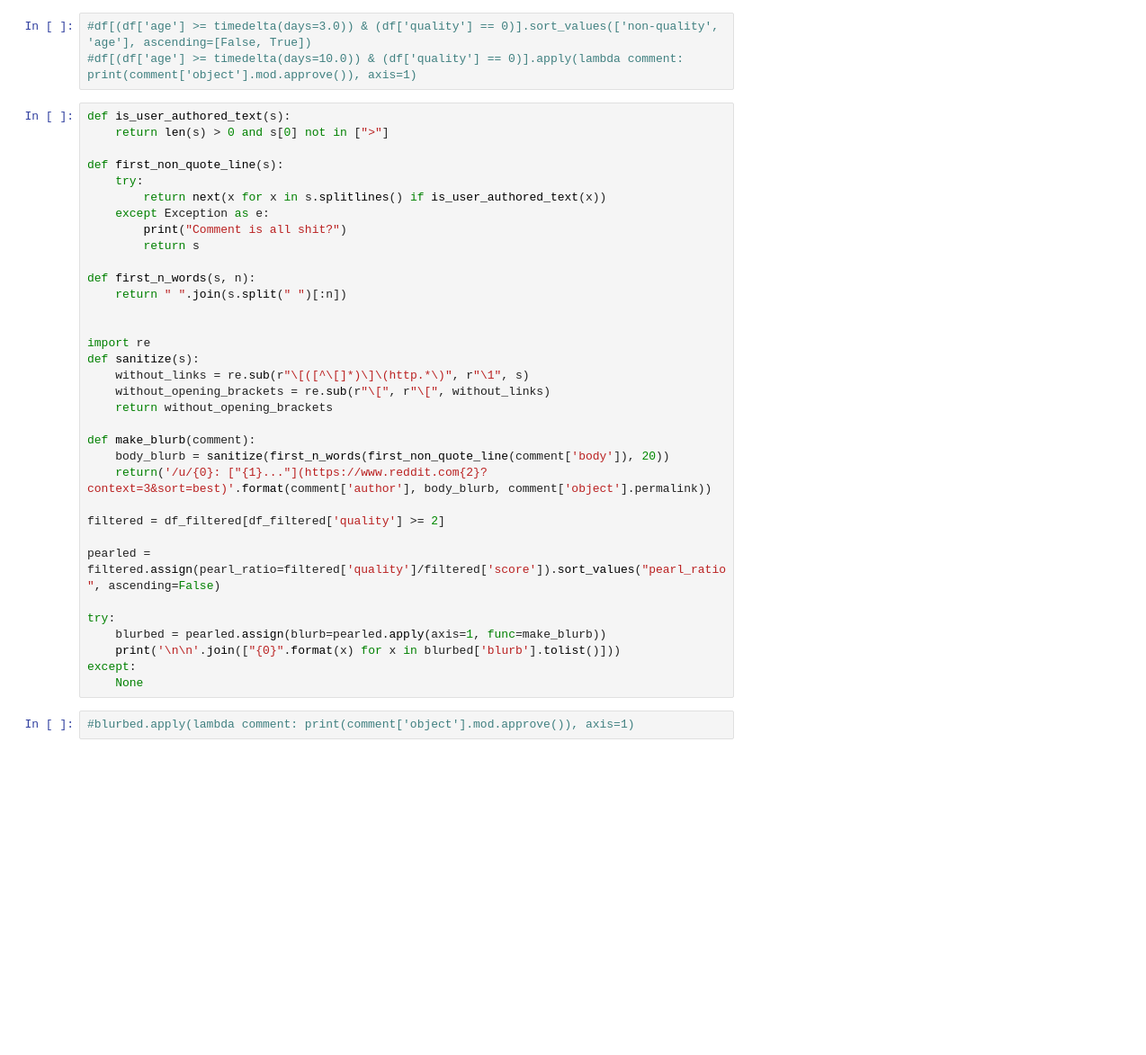
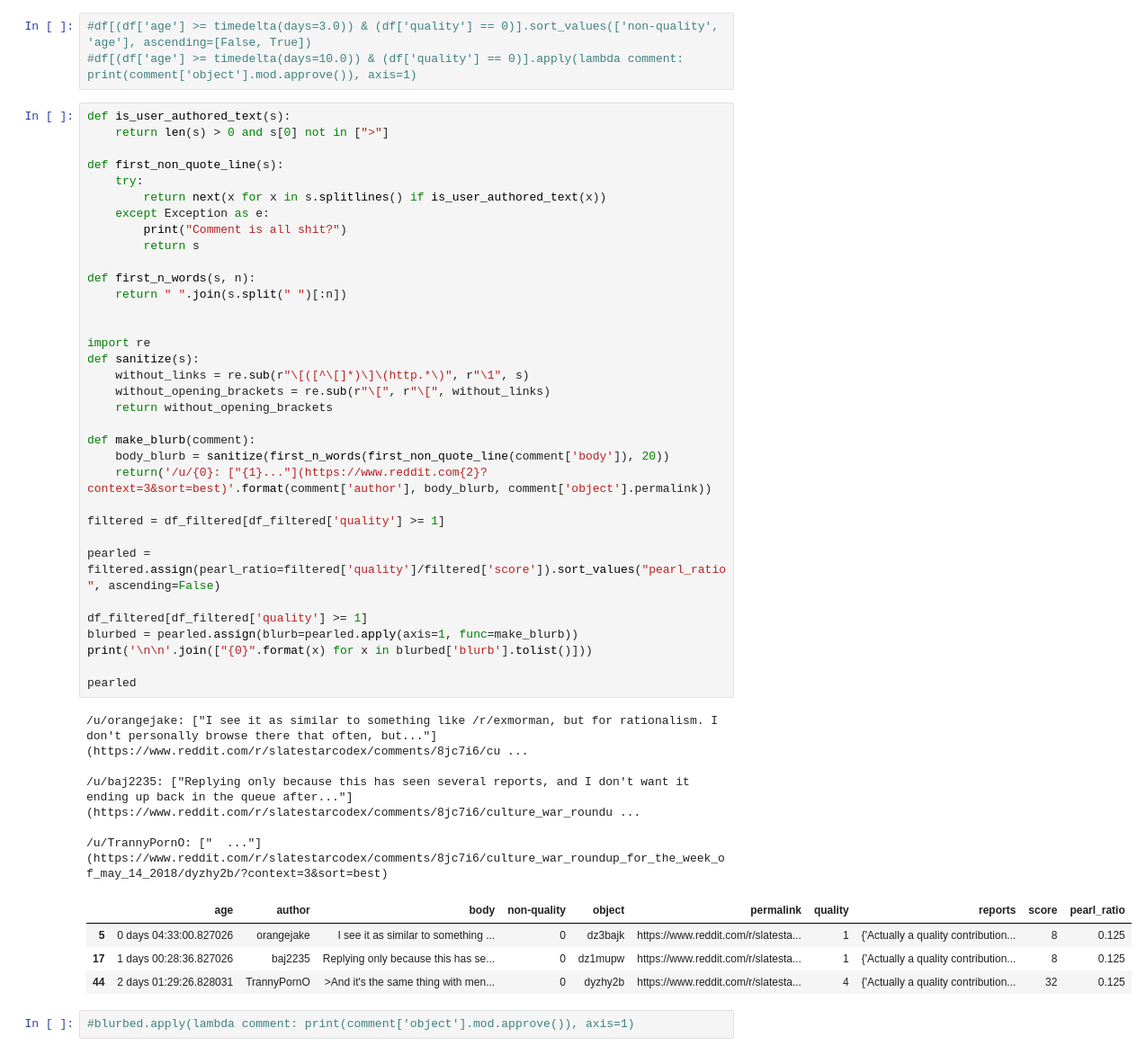
Before and after one commit to carlpaten/RedditModTools, a Jupyter notebook: quality_reports.ipynb, the cells around one changed output. Shown at 90% size. Saved outputs shown, nothing was run; the diff lists cells and outputs as text; blank space fills up the shorter version.

```diff
--- a/quality_reports.ipynb
+++ b/quality_reports.ipynb
@@ -72,37 +144,47 @@ df[df['non-quality'] >= 2.0 ].sort_values(['author', 'non-quality'], ascending=[
 # %%
 def is_user_authored_text(s):
     return len(s) > 0 and s[0] not in [">"]
 
 def first_non_quote_line(s):
     try:
         return next(x for x in s.splitlines() if is_user_authored_text(x))
     except Exception as e:
         print("Comment is all shit?")
         return s
 
 def first_n_words(s, n):
     return " ".join(s.split(" ")[:n])
 
 
 import re
 def sanitize(s):
     without_links = re.sub(r"\[([^\[]*)\]\(http.*\)", r"\1", s)
     without_opening_brackets = re.sub(r"\[", r"\[", without_links)
     return without_opening_brackets
 
 def make_blurb(comment):
     body_blurb = sanitize(first_n_words(first_non_quote_line(comment['body']), 20))
     return('/u/{0}: ["{1}..."](https://www.reddit.com{2}?context=3&sort=best)'.format(comment['author'], body_blurb, comment['object'].permalink))
 
-filtered = df_filtered[df_filtered['quality'] >= 2]
+filtered = df_filtered[df_filtered['quality'] >= 1]
 
 pearled = filtered.assign(pearl_ratio=filtered['quality']/filtered['score']).sort_values("pearl_ratio", ascending=False)
 
-try:
-    blurbed = pearled.assign(blurb=pearled.apply(axis=1, func=make_blurb))
-    print('\n\n'.join(["{0}".format(x) for x in blurbed['blurb'].tolist()]))
-except:
-    None
+df_filtered[df_filtered['quality'] >= 1]
+blurbed = pearled.assign(blurb=pearled.apply(axis=1, func=make_blurb))
+print('\n\n'.join(["{0}".format(x) for x in blurbed['blurb'].tolist()]))
+
+pearled
+# %% [output]
+/u/orangejake: ["I see it as similar to something like /r/exmorman, but for rationalism. I don't personally browse there that often, but..."](https://www.reddit.com/r/slatestarcodex/comments/8jc7i6/cu ...
+
+/u/baj2235: ["Replying only because this has seen several reports, and I don't want it ending up back in the queue after..."](https://www.reddit.com/r/slatestarcodex/comments/8jc7i6/culture_war_roundu ...
+
+/u/TrannyPornO: ["  ..."](https://www.reddit.com/r/slatestarcodex/comments/8jc7i6/culture_war_roundup_for_the_week_of_may_14_2018/dyzhy2b/?context=3&sort=best)
+|  | age | author | body | non-quality | object | permalink | quality | reports | score | pearl_ratio |
+| 5 | 0 days 04:33:00.827026 | orangejake | I see it as similar to something ... | 0 | dz3bajk | https://www.reddit.com/r/slatesta... | 1 | {'Actually a quality contribution... | 8 | 0.125 |
+| 17 | 1 days 00:28:36.827026 | baj2235 | Replying only because this has se... | 0 | dz1mupw | https://www.reddit.com/r/slatesta... | 1 | {'Actually a quality contribution... | 8 | 0.125 |
+| 44 | 2 days 01:29:26.828031 | TrannyPornO | >And it's the same thing with men... | 0 | dyzhy2b | https://www.reddit.com/r/slatesta... | 4 | {'Actually a quality contribution... | 32 | 0.125 |
 # %%
 #blurbed.apply(lambda comment: print(comment['object'].mod.approve()), axis=1)
 # %%
```
Also changed, not shown: parts of 6 cells of this notebook, 1 other file.
